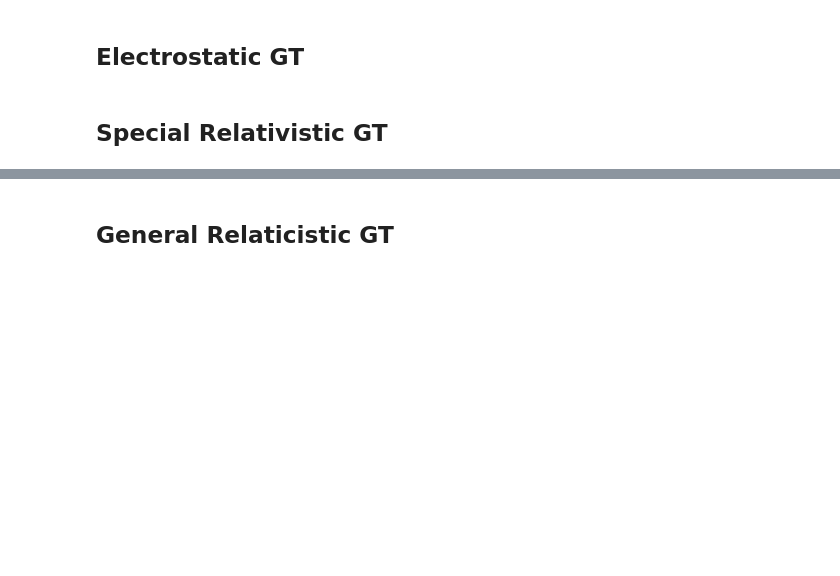
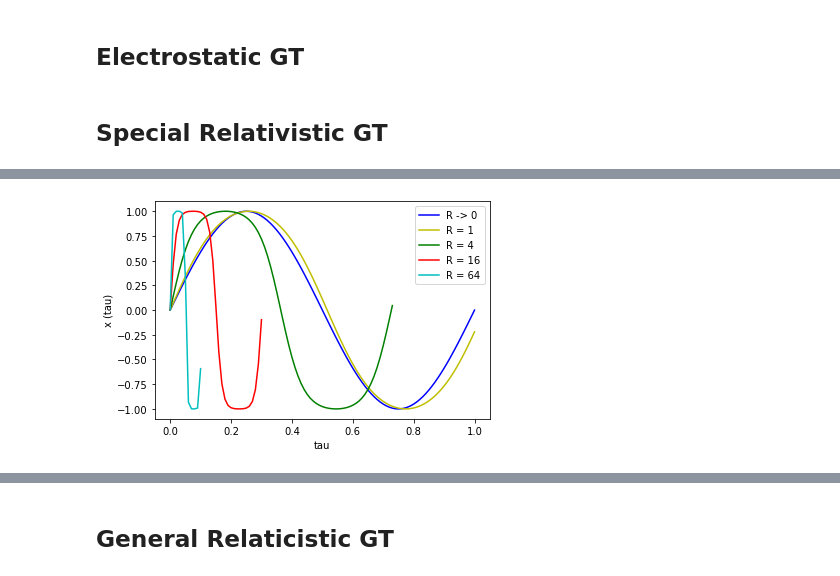
Before and after one commit to nigomezcr/Bachelors-Dissertation, a Jupyter notebook: 2-Relativistic Gravity Train/RelativisticGravityTrain.ipynb, the cells around one changed output, grey strips where cells are left out. Saved outputs shown, nothing was run; the diff lists cells and outputs as text; code cells hidden in the pictures; blank space fills up the shorter version.

```diff
--- a/2-Relativistic Gravity Train/RelativisticGravityTrain.ipynb
+++ b/2-Relativistic Gravity Train/RelativisticGravityTrain.ipynb
@@ -241,0 +182,48 @@ main()
+# %%
+
+def tau(x, R):
+    Rp = np.sqrt(4 + R*R)
+    F = spy.ellipkinc(x/R, R/Rp)
+    return 2/Rp*F
+
+def Plot_tau():
+    x1 = np.arange(0,R1,0.01)
+    tau1 = tau(x1, R1)
+
+    plt.xlabel('$\hat{x}$')
+    plt.ylabel('$\hat{\tau} (x)$')
+    plt.plot(x1, tau1, 'r')
+
+
+def x(t, R):
+    Rp = np.sqrt(4 + R*R)
+    sn = spy.ellipj(np.pi*Rp*t , R/Rp )
+    return sn[0]
+
+def Plot_Prop_Trajectory():
+    tau1 = np.arange(0,1.01,0.01)
+    tau2 = np.arange(0,1.01,0.01)
+    tau3 = np.arange(0,.74,0.01)
+    tau4 = np.arange(0,.306,0.01)
+    tau5 = np.arange(0,.11,0.01)
+    Trajec1 = x(tau1, 0.0)
+    Trajec2 = x(tau2, 1)
+    Trajec3 = x(tau3, 4)
+    Trajec4 = x(tau4, 16)
+    Trajec5 = x(tau5, 64)
+
+
+    plt.xlabel('tau')
+    plt.ylabel('x (tau)')
+    plt.axes()
+    plt.plot(tau1, Trajec1, 'b', label='R -> 0')
+    plt.plot(tau2, Trajec2, 'y', label='R = 1')
+    plt.plot(tau3, Trajec3, 'g', label='R = 4')
+    plt.plot(tau4, Trajec4, 'r', label='R = 16')
+    plt.plot(tau5, Trajec5, 'c', label='R = 64')
+    plt.legend()
+    #plt.savefig("Plots/1-SRel_Traj__Prop.pdf")
+
+Plot_Prop_Trajectory()
+# %% [output]
+[figure, added]
```
Also changed, not shown: parts of 22 cells of this notebook, 7 other files.
